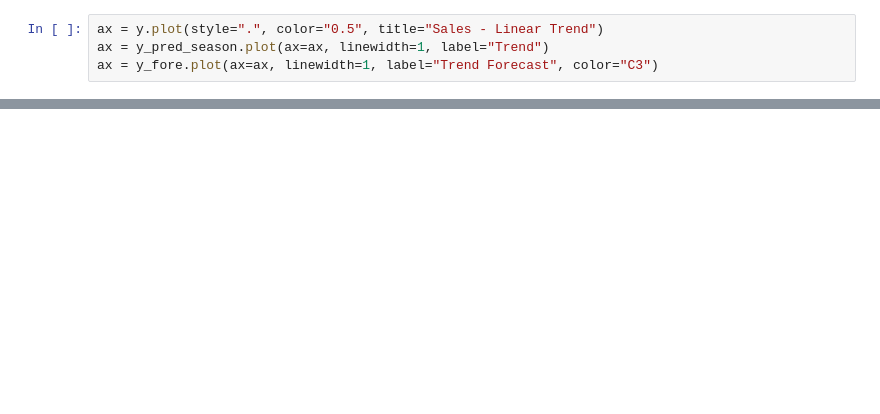
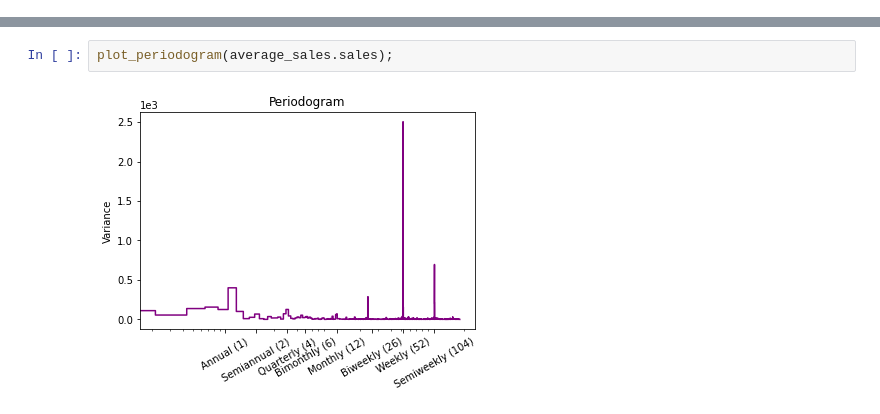
Before and after one commit to safersephy/ML-practice-2021, a Jupyter notebook: TS/TS.ipynb, the cells around one changed output, grey strips where cells are left out. Saved outputs shown, nothing was run; the diff lists cells and outputs as text; blank space fills up the shorter version.

```diff
--- a/TS/TS.ipynb
+++ b/TS/TS.ipynb
@@ -278,4 +0,0 @@ Freq: D, dtype: float64
-# %%
-ax = y.plot(style=".", color="0.5", title="Sales - Linear Trend")
-ax = y_pred_season.plot(ax=ax, linewidth=1, label="Trend")
-ax = y_fore.plot(ax=ax, linewidth=1, label="Trend Forecast", color="C3")
@@ -529,0 +174,4 @@ ax.legend();
+# %%
+plot_periodogram(average_sales.sales);
+# %% [output]
+[figure, added]
```
Also changed, not shown: parts of 70 cells of this notebook.
